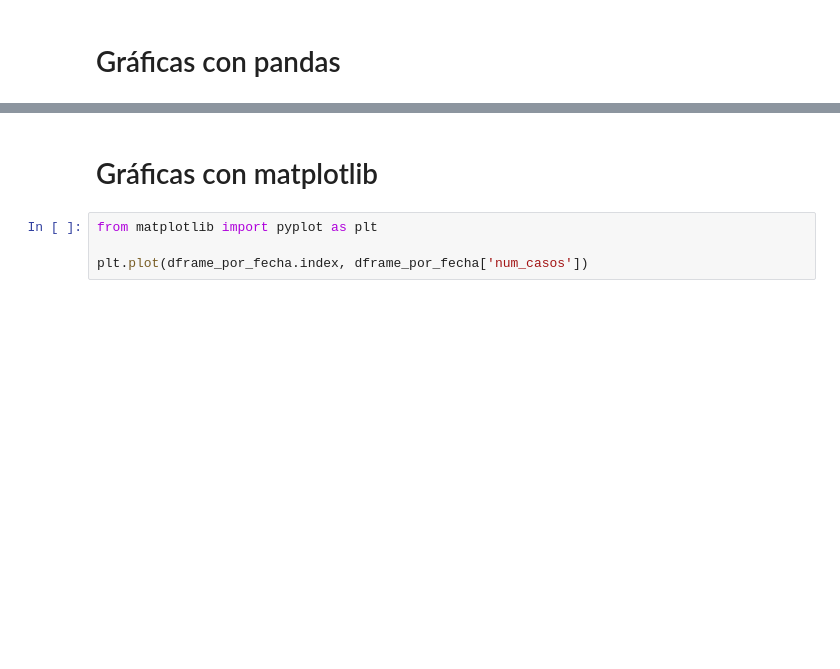
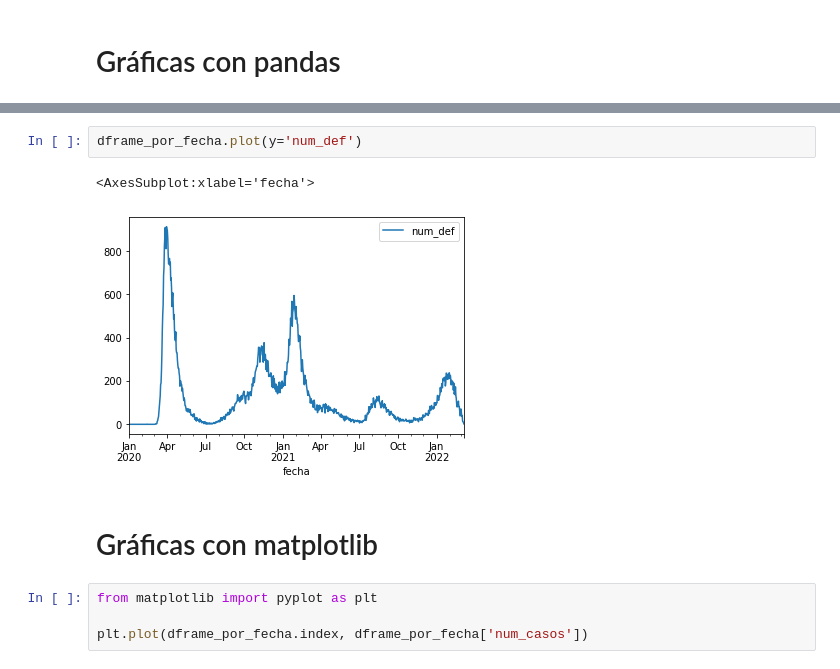
Before and after one commit to JoseBlanca/py_industriales, a Jupyter notebook: covid/con_jupyter/analysis_con_pandas.ipynb, the cells around one changed output, grey strips where cells are left out. Saved outputs shown, nothing was run; the diff lists cells and outputs as text; blank space fills up the shorter version.

```diff
--- a/covid/con_jupyter/analysis_con_pandas.ipynb
+++ b/covid/con_jupyter/analysis_con_pandas.ipynb
@@ -56,3 +73,8 @@ dframe_por_fecha.plot(y='num_casos')
+# %%
+dframe_por_fecha.plot(y='num_def')
+# %% [output]
+<AxesSubplot:xlabel='fecha'>
+[figure, added]
 # %% [markdown]
 # Gráficas con matplotlib
 # %%
```
Also changed, not shown: parts of 20 cells of this notebook, 1 other file.
